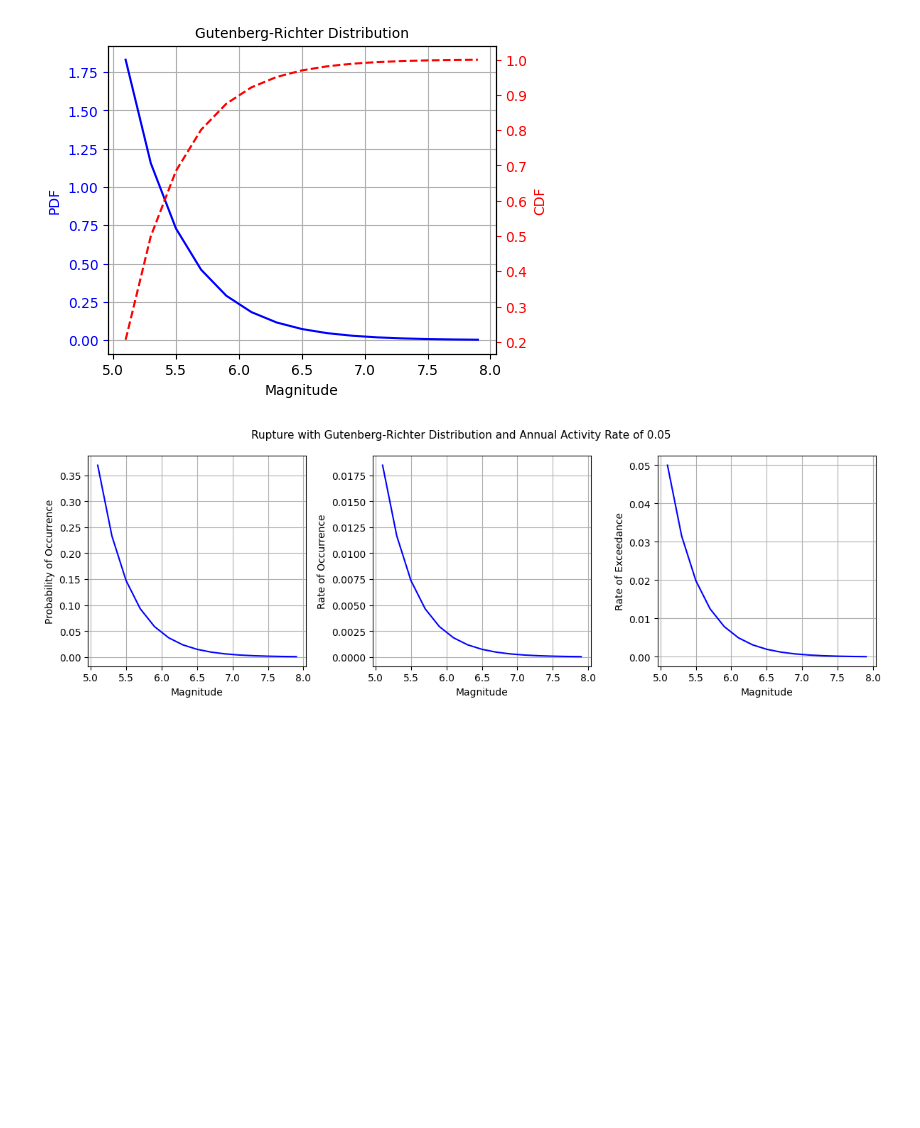
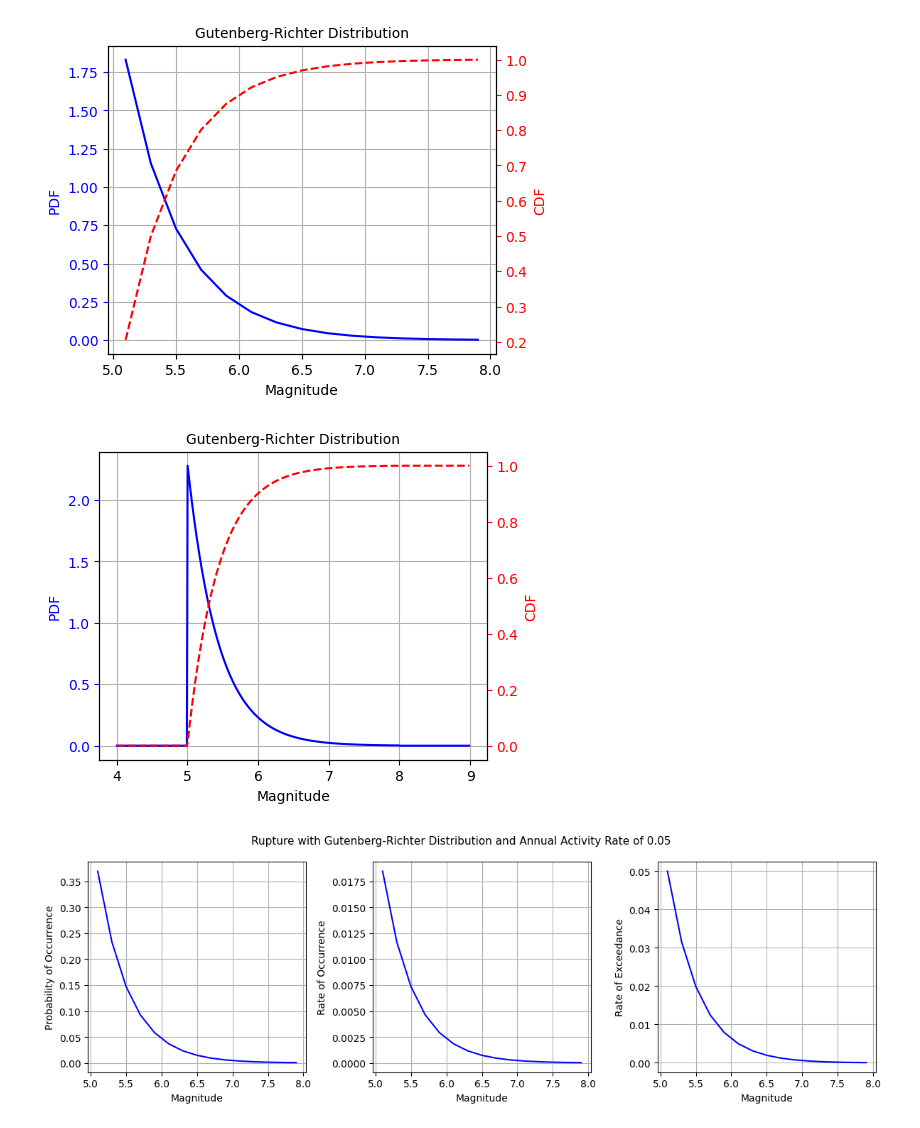
Before and after one commit to hkaragah/risk_reliability, a Jupyter notebook: PSHA_GR_Rupture_Boore1997GMM.ipynb, the cells around one changed output. Saved outputs shown, nothing was run; the diff lists cells and outputs as text; code cells hidden in the pictures; blank space fills up the shorter version.

```diff
--- a/PSHA_GR_Rupture_Boore1997GMM.ipynb
+++ b/PSHA_GR_Rupture_Boore1997GMM.ipynb
@@ -98,2 +132,2 @@ class Gutenberg_Richter(Magnitude):
 # %%
-gr_dist = Gutenberg_Richter(m_min=5, m_max=8, b=1, step=0.2)
+gr_dist = Gutenberg_Richter(m_min=5, m_max=8, b=1)
@@ -114,6 +154,26 @@ ax1.grid()
 plt.show()
 # %% [output]
 [figure]
+# %%
+# Re-plot with magnitudes out of range m_min and m_max
+mags2 = generate_magnitudes(4, 9, 0.01)
+
+fig, ax1 = plt.subplots(figsize=(5,4))
+ax1.plot(mags2, gr_dist.probability_density_func(mags2), 'b-', label="PDF")
+ax1.set_xlabel('Magnitude')
+ax1.set_ylabel('PDF', color='b')
+ax1.tick_params('y', colors='b')
+
+ax2 = ax1.twinx()
+ax2.plot(mags2, gr_dist.cumulative_distribution_func(mags2), 'r--', label="CDF")
+ax2.set_ylabel('CDF', color='r')
+ax2.tick_params('y', colors='r')
+
+plt.title('Gutenberg-Richter Distribution', fontsize=10)
+ax1.grid()
+plt.show()
+# %% [output]
+[figure, added]
 # %%
 activity_rate = 0.05
 
```
Also changed, not shown: parts of 19 cells of this notebook.
